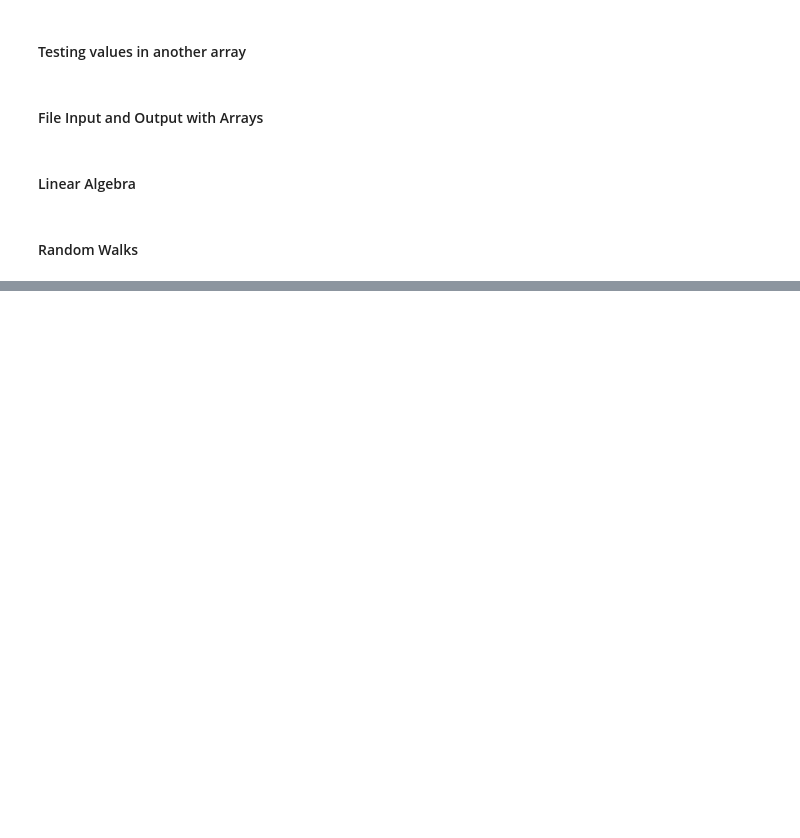
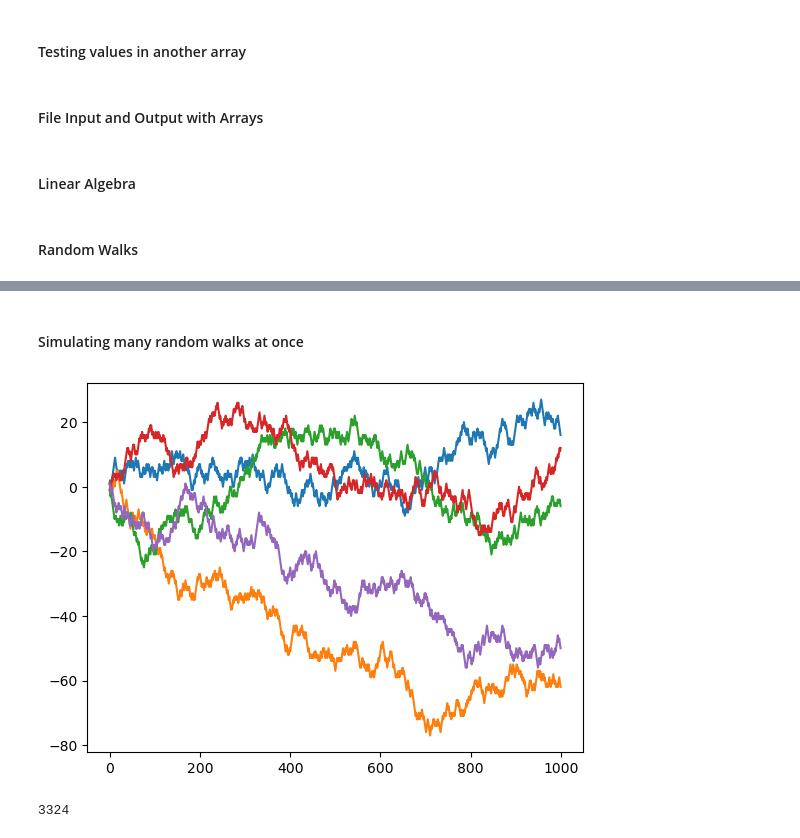
Before and after one commit to ARKA1112/Wes_Mckinney_book, a Jupyter notebook: chap4_numpy.ipynb, the cells around one changed output, grey strips where cells are left out. Drawn from its saved outputs; the diff is of its cells as text; code cells hidden in the pictures; blank space fills up the shorter version.

```diff
--- a/chap4_numpy.ipynb
+++ b/chap4_numpy.ipynb
@@ -329,0 +325,20 @@ walk.min(), walk.max()
+# %% [markdown]
+#### Simulating many random walks at once
+# %%
+nwalks = 5000
+nsteps = 1000
+draws = rng.integers(0, 2, size=(nwalks, nsteps))
+steps = np.where(draws > 0, 1, -1)
+walks = steps.cumsum(axis = 1)
+plt.plot(walks[200],walks[201])
+# %%
+for i in range(5):
+    plt.plot(walks[i])
+# %% [output]
+[figure, added]
+# %%
+hits30 = (np.abs(walks) >= 30).any(axis=1)
+hits30
+hits30.sum()
+# %% [output]
+3324
```
Also changed, not shown: parts of 2 cells of this notebook, 1 other file.
